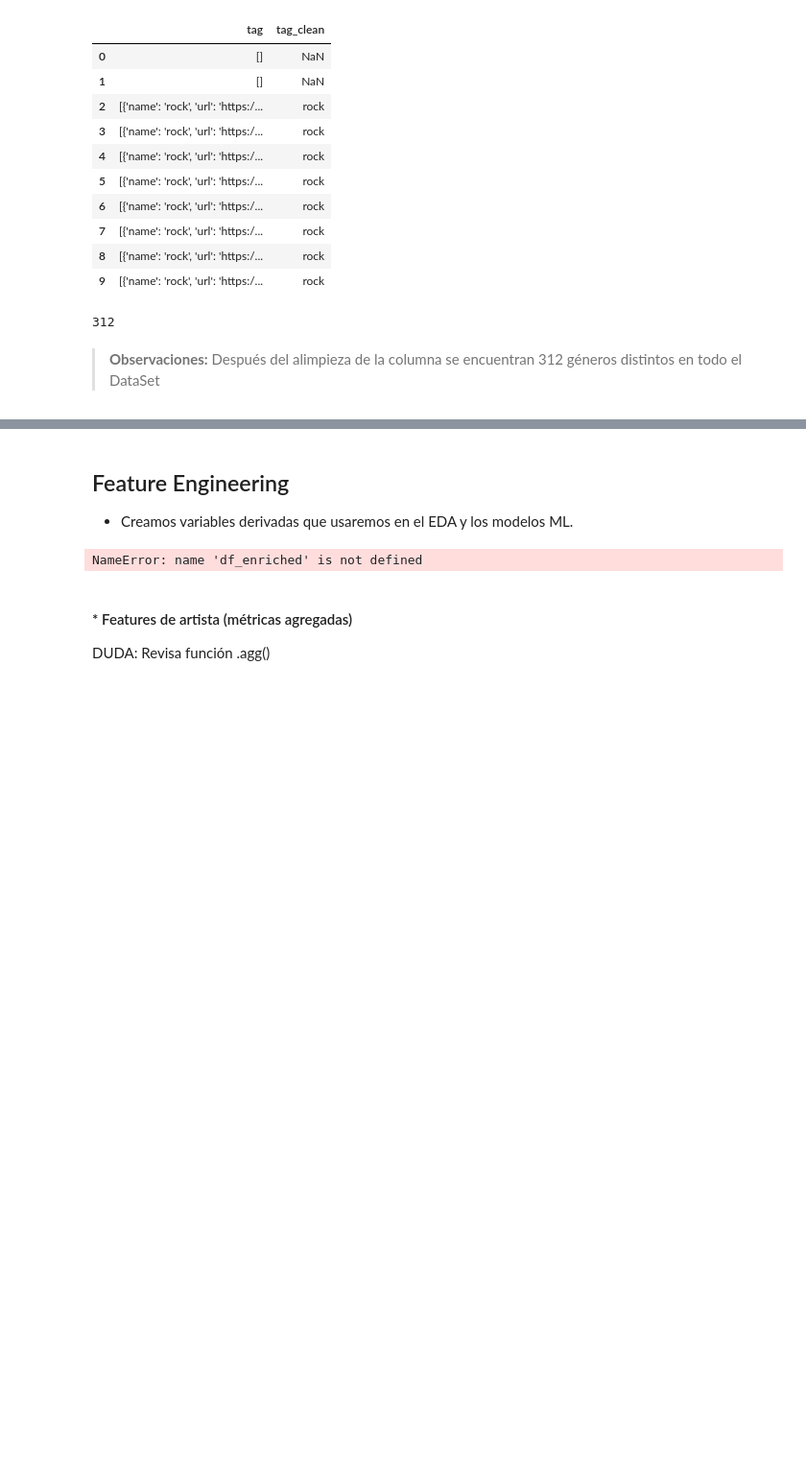
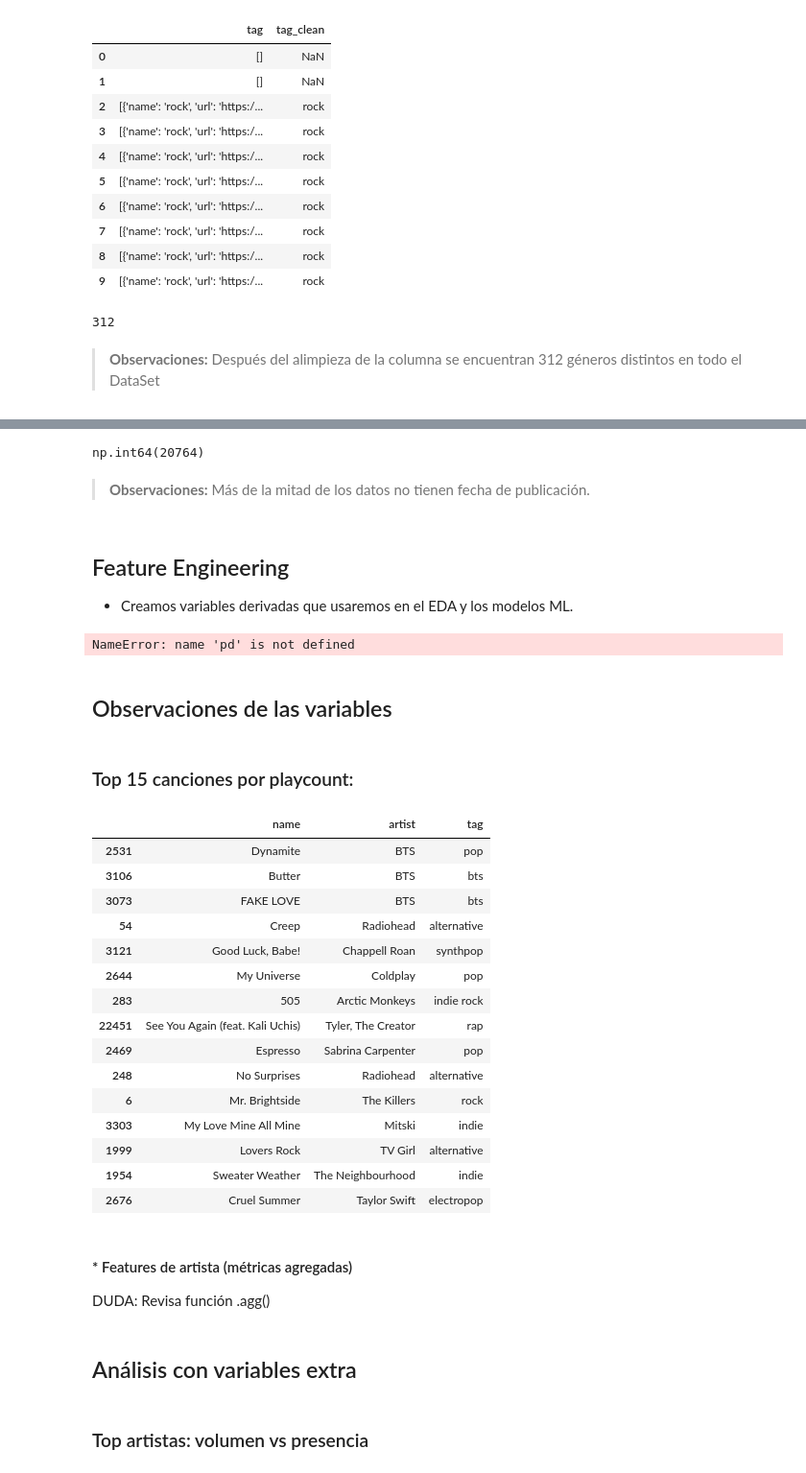
Before and after one commit to 4GeeksAcademy/ProyectoFinal23, a Jupyter notebook: src/Untitled1 - copia.ipynb, the cells around one changed output, grey strips where cells are left out. Shown at 96% size. Cells and saved outputs as stored; diff of their text form; code cells hidden in the pictures; blank space fills up the shorter version.

```diff
--- a/src/Untitled1 - copia.ipynb
+++ b/src/Untitled1 - copia.ipynb
@@ -492,6 +477,8 @@ df_clean[['tag', 'tag_clean']].head(10)
 df_clean['tag_clean'].nunique()
 # %% [output]
 312
+# %%
+df_clean['tag'] = df_clean['tag_clean']
 # %% [markdown]
 > **Observaciones:** Después del alimpieza de la columna se encuentran 312 géneros distintos en todo el DataSet
 # %% [markdown]
@@ -507,0 +491,2 @@ top15 = (df_clean
+# %%
+df_clean['published_date'] = pd.to_datetime(df_clean['published'],format='%d %b %Y, %H:%M',errors='coerce').dt.date
@@ -508,11 +511,26 @@ top15 = (df_clean
+# %%
+df_clean['published_date'].isna().sum()
+# %% [output]
+np.int64(20764)
+# %% [markdown]
+> **Observaciones:** Más de la mitad de los datos no tienen fecha de publicación.
 # %% [markdown]
 ## Feature Engineering
 * Creamos variables derivadas que usaremos en el EDA y los modelos ML.
 # %%
+# Duración en minutos: Last.fm devuelve duración en segundos (no en minutos ni en ms)
+df_clean['duration_min'] = df_clean['duration'] / 60000
+pd.DataFrame(df_clean['duration_min'].apply(lambda x: f"{x:.2f}"))
 
+# Flag canción corta: <2.5 min = formato TikTok/Reels
+df_clean['is_short_track'] = (df_clean['duration_min'] < 2.0).astype(int)
 
 # Engagement: cuántas veces escucha la canción cada oyente único
 # Ratio alto → canción que engancha y se repite mucho
-df_enriched['playcount_per_listener'] = df_enriched['playcount'] / df_enriched['listeners'].replace(0, np.nan)
+df_clean['playcount_per_listener'] = df_clean['playcount'] / df_clean['listeners'].replace(0, np.nan)
-# %% [output]
-NameError: name 'df_enriched' is not defined
+# %%
+df_lastfm_clean_ds = pd.read_csv("src/DataSets prueba/'lastfm_clean.csv")
+# %% [output]
+NameError: name 'pd' is not defined
+# %% [markdown]
+## Observaciones de las variables
@@ -519,3 +539,25 @@ NameError: name 'df_enriched' is not defined
+# %% [markdown]
+### Top 15 canciones por playcount:
+# %%
+df_analisis = (df_clean.sort_values('playcount', ascending=False).head(15))
+df_analisis[['name', 'artist','tag']]
+# %% [output]
+|  | name | artist | tag |
+| 2531 | Dynamite | BTS | pop |
+| 3106 | Butter | BTS | bts |
+| 3073 | FAKE LOVE | BTS | bts |
+| 54 | Creep | Radiohead | alternative |
+| 3121 | Good Luck, Babe! | Chappell Roan | synthpop |
+| 2644 | My Universe | Coldplay | pop |
+| 283 | 505 | Arctic Monkeys | indie rock |
+| 22451 | See You Again (feat. Kali Uchis) | Tyler, The Creator | rap |
+| 2469 | Espresso | Sabrina Carpenter | pop |
+| 248 | No Surprises | Radiohead | alternative |
+| 6 | Mr. Brightside | The Killers | rock |
+| 3303 | My Love Mine All Mine | Mitski | indie |
+| 1999 | Lovers Rock | TV Girl | alternative |
+| 1954 | Sweater Weather | The Neighbourhood | indie |
+| 2676 | Cruel Summer | Taylor Swift | electropop |
 # %% [markdown]
 #### * Features de artista (métricas agregadas)
 
@@ -526,3 +568,7 @@ artist_stats = df.groupby('artist').agg(
     artist_total_playcount = ('playcount', 'sum'),
 ).reset_index()
 df = df.merge(artist_stats, on='artist', how='left')
+# %% [markdown]
+## Análisis con variables extra
+# %% [markdown]
+### Top artistas: volumen vs presencia
```
Also changed, not shown: parts of 19 cells of this notebook, 2 other files.
